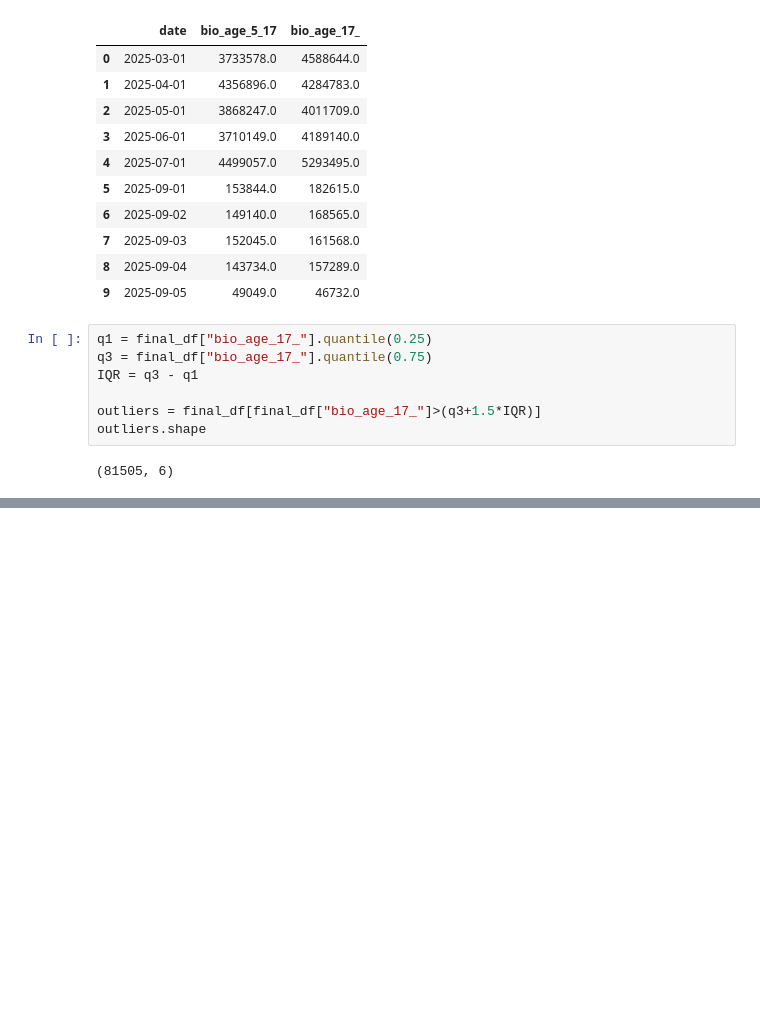
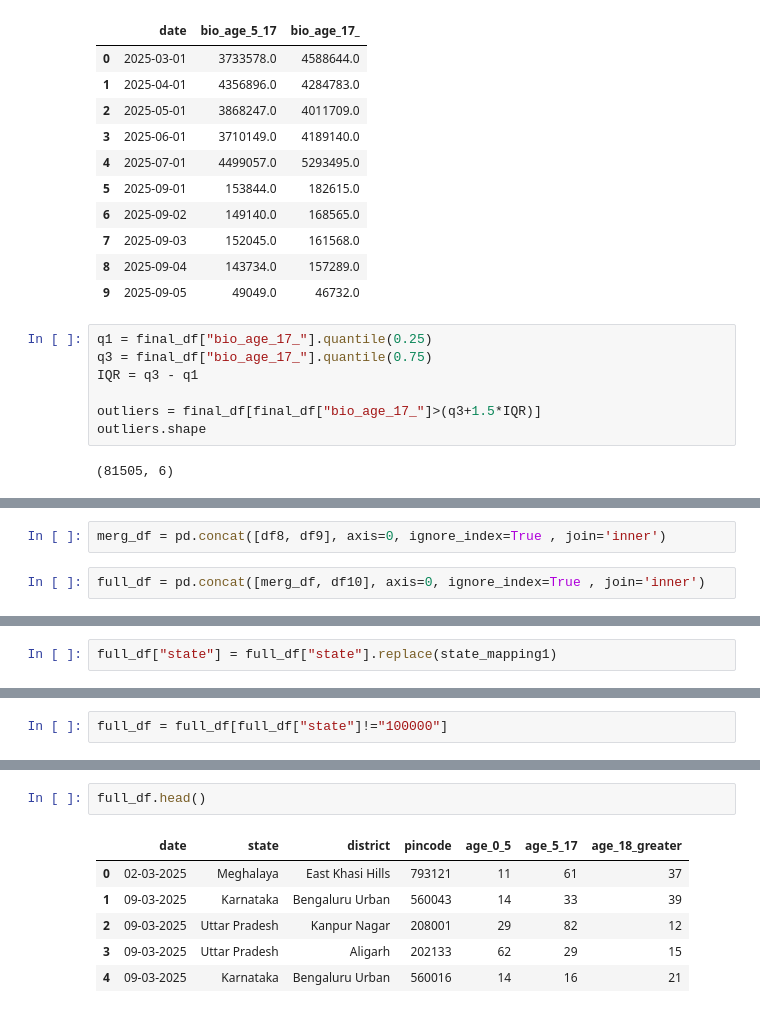
Before and after one commit to tirthbhanderi2006/UIDAI-Unlocking-Societal-Trends-in-Aadhaar-Enrolment-and-Updates, a Jupyter notebook: adhaar_biometric.ipynb, the cells around one changed output, grey strips where cells are left out. Saved outputs shown, nothing was run; the diff lists cells and outputs as text; blank space fills up the shorter version.

```diff
--- a/adhaar_biometric.ipynb
+++ b/adhaar_biometric.ipynb
@@ -245,0 +430,4 @@ outliers.shape
+# %%
+merg_df = pd.concat([df8, df9], axis=0, ignore_index=True , join='inner')
+# %%
+full_df = pd.concat([merg_df, df10], axis=0, ignore_index=True , join='inner')
@@ -245,0 +438,2 @@ outliers.shape
+# %%
+full_df["state"] = full_df["state"].replace(state_mapping1)
@@ -245,0 +473,2 @@ outliers.shape
+# %%
+full_df = full_df[full_df["state"]!="100000"]
@@ -245,0 +488,9 @@ outliers.shape
+# %%
+full_df.head()
+# %% [output]
+|  | date | state | district | pincode | age_0_5 | age_5_17 | age_18_greater |
+| 0 | 02-03-2025 | Meghalaya | East Khasi Hills | 793121 | 11 | 61 | 37 |
+| 1 | 09-03-2025 | Karnataka | Bengaluru Urban | 560043 | 14 | 33 | 39 |
+| 2 | 09-03-2025 | Uttar Pradesh | Kanpur Nagar | 208001 | 29 | 82 | 12 |
+| 3 | 09-03-2025 | Uttar Pradesh | Aligarh | 202133 | 62 | 29 | 15 |
+| 4 | 09-03-2025 | Karnataka | Bengaluru Urban | 560016 | 14 | 16 | 21 |
```
Also changed, not shown: parts of 25 cells of this notebook.
